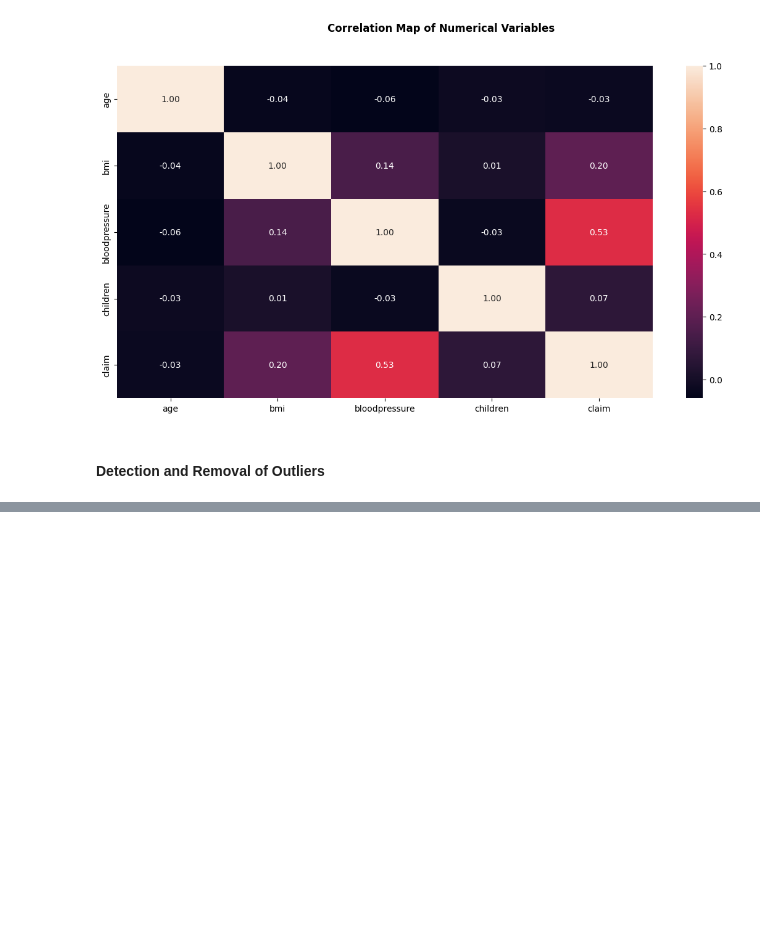
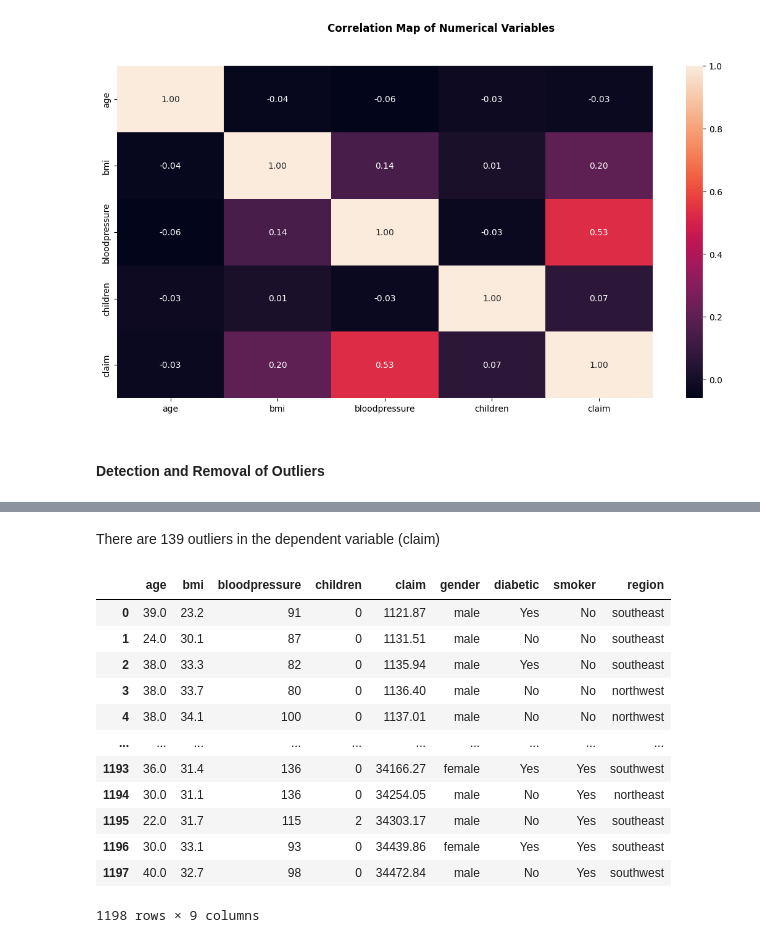
Before and after one commit to btokoli/Insurance-Claims-Prediction-Model, a Jupyter notebook: insurance_claims.ipynb, the cells around one changed output, grey strips where cells are left out. Saved outputs shown, nothing was run; the diff lists cells and outputs as text; code cells hidden in the pictures; blank space fills up the shorter version.

Commit message:
initial cleaning done

```diff
--- a/insurance_claims.ipynb
+++ b/insurance_claims.ipynb
@@ -294,0 +341,44 @@ plt.show()
+# %% [markdown]
+There are 139 outliers in the dependent variable (claim)
+# %%
+#Removing outliers from claims
+
+def remove_outliers(df, col):
+    df= df.copy(deep=True)
+    Q1= df[col].quantile(0.25)
+    Q3= df[col].quantile(0.75)
+
+    iqr= Q3 - Q1
+    lower = Q1 - 1.5*iqr
+    upper = Q3 + 1.5*iqr
+    outliers= ((df[col]< lower) | (df[col]> upper))
+    outlier_indices= df.index[outliers]
+    df= df.drop(outlier_indices, axis=0).reset_index(drop=True)
+
+    return df, outlier_indices
+# %%
+#Cleaning numerical data
+num_data= numerical_data.copy(deep=True)
+cleaned_num_data, outlier_indices= remove_outliers(numerical_data, 'claim')
+# %%
+#Cleaning categorical data using indices from cleaned numerical data
+cat_data= categorical_data.copy(deep=True)
+cleaned_cat_data= cat_data.drop(outlier_indices).reset_index(drop=True)
+# %%
+#Concatenating the Cleaned numeical and categorical data
+new_data= pd.concat([cleaned_num_data, cleaned_cat_data], axis=1)
+new_data
+# %% [output]
+|  | age | bmi | bloodpressure | children | claim | gender | diabetic | smoker | region |
+| 0 | 39.0 | 23.2 | 91 | 0 | 1121.87 | male | Yes | No | southeast |
+| 1 | 24.0 | 30.1 | 87 | 0 | 1131.51 | male | No | No | southeast |
+| 2 | 38.0 | 33.3 | 82 | 0 | 1135.94 | male | Yes | No | southeast |
+| 3 | 38.0 | 33.7 | 80 | 0 | 1136.40 | male | No | No | northwest |
+| 4 | 38.0 | 34.1 | 100 | 0 | 1137.01 | male | No | No | northwest |
+| ... | ... | ... | ... | ... | ... | ... | ... | ... | ... |
+| 1193 | 36.0 | 31.4 | 136 | 0 | 34166.27 | female | Yes | Yes | southwest |
+| 1194 | 30.0 | 31.1 | 136 | 0 | 34254.05 | male | No | Yes | northeast |
+| 1195 | 22.0 | 31.7 | 115 | 2 | 34303.17 | male | No | Yes | southeast |
+| 1196 | 30.0 | 33.1 | 93 | 0 | 34439.86 | female | Yes | Yes | southeast |
+| 1197 | 40.0 | 32.7 | 98 | 0 | 34472.84 | male | No | Yes | southwest |
+1198 rows × 9 columns
```
Also changed, not shown: parts of 4 cells of this notebook.
